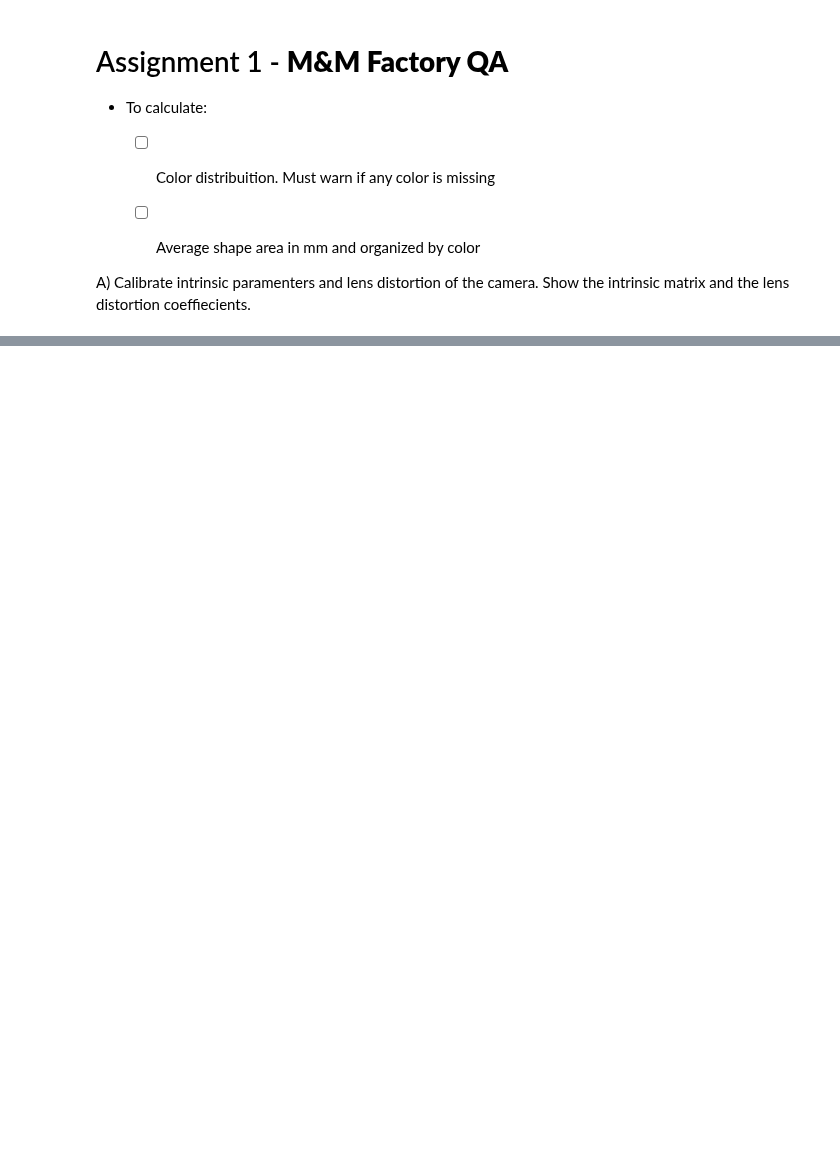
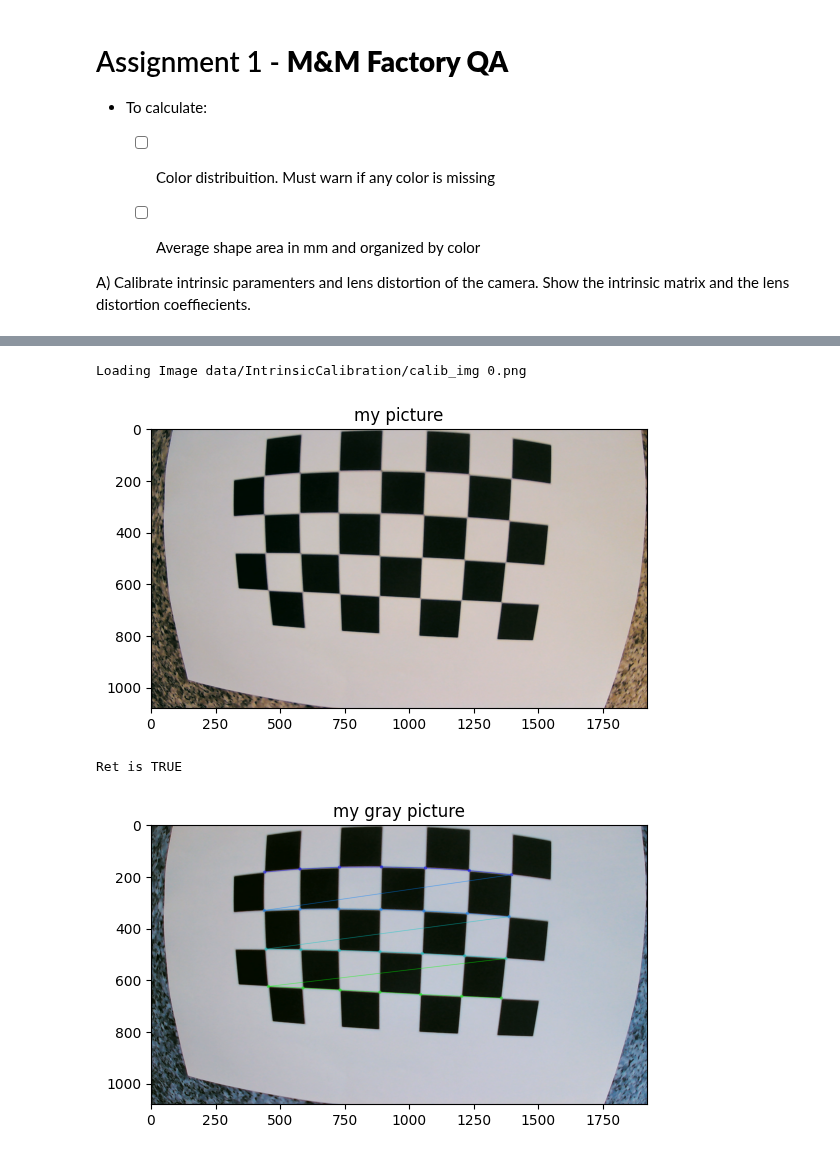
Before and after one commit to martinhofigueiredo/VC, a Jupyter notebook: assignment1/Assignment1_VC.ipynb, the cells around one changed output, grey strips where cells are left out. Cells and saved outputs as stored; diff of their text form; code cells hidden in the pictures; blank space fills up the shorter version.

```diff
--- a/assignment1/Assignment1_VC.ipynb
+++ b/assignment1/Assignment1_VC.ipynb
@@ -33,31 +15,48 @@ Note: you may need to restart the kernel to use updated packages.
 # %%
 from matplotlib import pyplot as plt
 import numpy as np
 import cv2 as cv
 import glob
+
+grid_size = (7,4) # tuple that says the grid size
+
 # termination criteria
 criteria = (cv.TERM_CRITERIA_EPS + cv.TERM_CRITERIA_MAX_ITER, 30, 0.001)
+
 # prepare object points, like (0,0,0), (1,0,0), (2,0,0) ....,(6,5,0)
-objp = np.zeros((6*7,3), np.float32)
-objp[:,:2] = np.mgrid[0:7,0:6].T.reshape(-1,2)
+objp = np.zeros((grid_size[1]*grid_size[0],3), np.float32)
+objp[:,:2] = np.mgrid[0:grid_size[0],0:grid_size[1]].T.reshape(-1,2)
+
 # Arrays to store object points and image points from all the images.
 objpoints = [] # 3d point in real world space
 imgpoints = [] # 2d points in image plane.
-images = glob.glob('data/IntrinsicCalibration/*[0-9].png')
+
+images = sorted(glob.glob('data/IntrinsicCalibration/calib_img 0.png'))
+
 for fname in images:
-    #print(f"Loading Image {fname}")
+
+    print(f"Loading Image {fname}")
     img = cv.imread(fname)
+    plt.imshow(cv.cvtColor(img, cv.COLOR_BGR2RGB))
+    plt.title('my picture')
+    plt.show()
     gray = cv.cvtColor(img, cv.COLOR_BGR2GRAY)
+
     # Find the chess board corners
-    ret, corners = cv.findChessboardCorners(gray, (7,6), None)
+    ret, corners = cv.findChessboardCornersSB(gray, grid_size, None)
     # If found, add object points, image points (after refining them)
     if ret == True:
+        print(f"Ret is TRUE")
         objpoints.append(objp)
         corners2 = cv.cornerSubPix(gray,corners, (11,11), (-1,-1), criteria)
         imgpoints.append(corners2)
         # Draw and display the corners
-        cv.drawChessboardCorners(img, (7,6), corners2, ret)
-        plt.imshow(img)
-        plt.title('img')
-
+        cv.drawChessboardCorners(img, grid_size, corners2, ret)
+    plt.imshow(img)
+    plt.title('my gray picture')
     plt.show()
+# %% [output]
+Loading Image data/IntrinsicCalibration/calib_img 0.png
+[figure, added]
+Ret is TRUE
+[figure, added]
```
Also changed, not shown: parts of 2 cells of this notebook, 41 other files.
